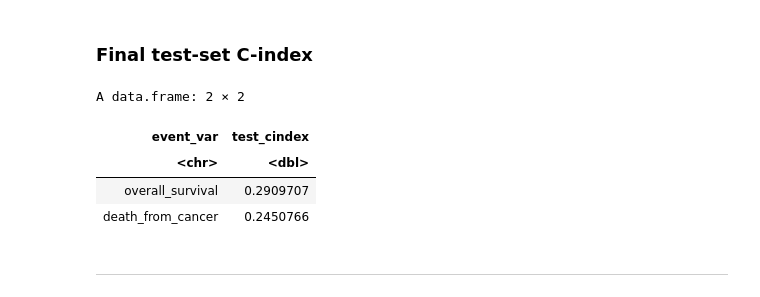
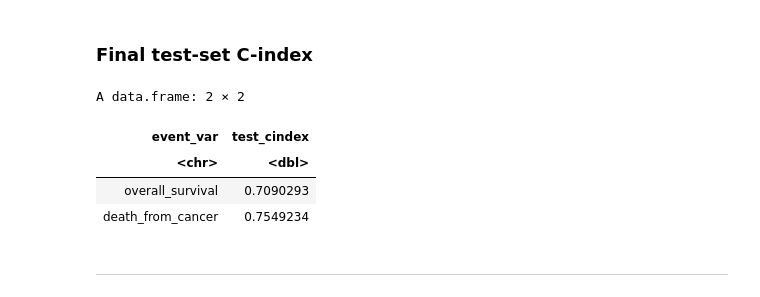
Before and after one commit to harrisdurrani/data_mining_project, a Jupyter notebook: Ensemble Tree Methods (R code).ipynb, the cells around one changed output. Saved outputs shown, nothing was run; the diff lists cells and outputs as text; code cells hidden in the pictures.

Commit message:
Added reverse argument to final results in xgboost.

```diff
--- a/Ensemble Tree Methods (R code).ipynb
+++ b/Ensemble Tree Methods (R code).ipynb
@@ -1459,26 +1457,28 @@ dfc_xgb_final <- xgb.train(
 # %%
 os_xgb_test_risk <- predict(os_xgb_final, os_dtest_final)
 dfc_xgb_test_risk <- predict(dfc_xgb_final, dfc_dtest_final)
 
 os_xgb_test_cindex <- concordance(
-  Surv(os_test$time, os_test$event) ~ os_xgb_test_risk
+  Surv(os_test$time, os_test$event) ~ os_xgb_test_risk,
+  reverse = TRUE
 )$concordance
 
 dfc_xgb_test_cindex <- concordance(
-  Surv(dfc_test$time, dfc_test$event) ~ dfc_xgb_test_risk
+  Surv(dfc_test$time, dfc_test$event) ~ dfc_xgb_test_risk,
+  reverse = TRUE
 )$concordance
 
 final_xgb_results <- data.frame(
   event_var = c("overall_survival", "death_from_cancer"),
   test_cindex = c(os_xgb_test_cindex, dfc_xgb_test_cindex)
 )
 
 final_xgb_results
 # %% [output]
 A data.frame: 2 × 2
 | event_var | test_cindex |
 | <chr> | <dbl> |
-| overall_survival | 0.2909707 |
-| death_from_cancer | 0.2450766 |
+| overall_survival | 0.7090293 |
+| death_from_cancer | 0.7549234 |
 # %% [markdown]
 ---
```
Also changed, not shown: parts of 2 cells of this notebook.
